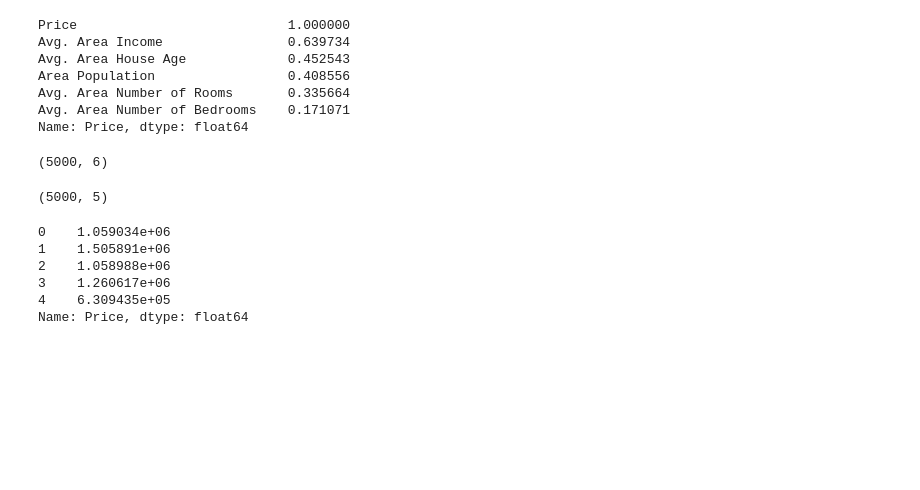
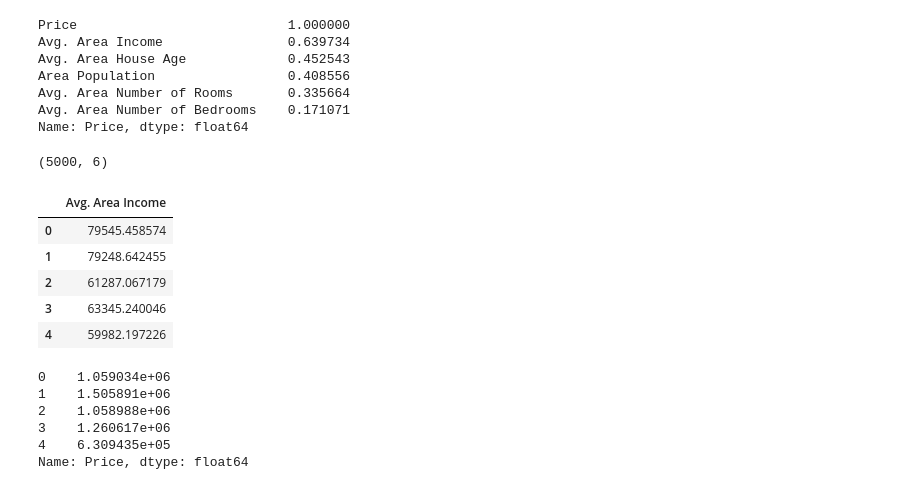
Before and after one commit to qasim697/ai-for-all, a Jupyter notebook: lec17.ipynb, the cells around one changed output. Cells and saved outputs as stored; diff of their text form; code cells hidden in the pictures; blank space fills up the shorter version.

```diff
--- a/lec17.ipynb
+++ b/lec17.ipynb
@@ -116,8 +116,14 @@ from sklearn.model_selection import train_test_split
 x_train, x_test, y_train, y_test = train_test_split(x, y, test_size=0.2, random_state=42)
 # %%
 x.shape
+x.head()
 # %% [output]
-(5000, 5)
+|  | Avg. Area Income |
+| 0 | 79545.458574 |
+| 1 | 79248.642455 |
+| 2 | 61287.067179 |
+| 3 | 63345.240046 |
+| 4 | 59982.197226 |
 # %%
 y.shape
 y.head(5)
```
Also changed, not shown: parts of 5 cells of this notebook.
